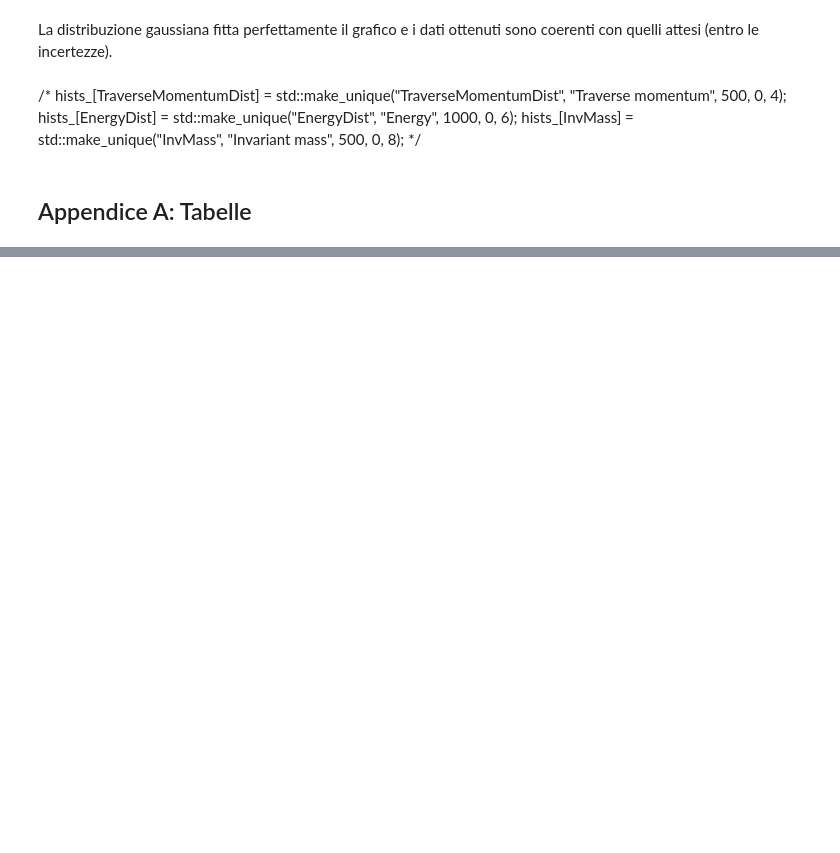
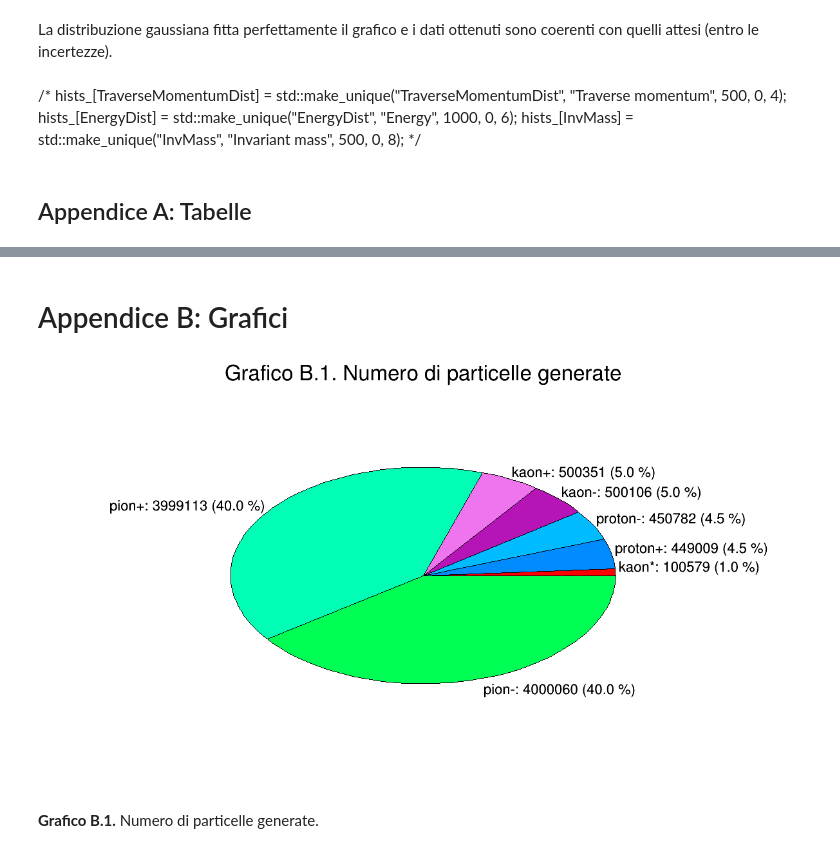
Before and after one commit to P2-718na/kstar-decay-analysis, a Jupyter notebook: notebooks/kstar-decay.ipynb, the cells around one changed output, grey strips where cells are left out. Cells and saved outputs as stored; diff of their text form; code cells hidden in the pictures; blank space fills up the shorter version.

```diff
--- a/notebooks/kstar-decay.ipynb
+++ b/notebooks/kstar-decay.ipynb
@@ -277,0 +387,2 @@ hists_[TraverseMomentumDist] = std::make_unique<TH1F>("TraverseMomentumDist", "T
+# %% [markdown]
+# Appendice B: Grafici
@@ -277,0 +405,19 @@ hists_[TraverseMomentumDist] = std::make_unique<TH1F>("TraverseMomentumDist", "T
+# %%
+// Crea una pie per organizzare i dati
+TPie particleDistPie(ParticleDist);
+
+int colors[] = {2, 63, 65, 222, 224, 71, 75, 79};
+particleDistPie.SetTitle("Grafico B.1. Numero di particelle generate");
+particleDistPie.SetRadius(.25);
+particleDistPie.SetValueFormat("%.0f");
+particleDistPie.SetLabelFormat("%txt: %val (%perc)");
+particleDistPie.SortSlices();
+particleDistPie.SetFillColors(colors);
+
+// Disegna grafico e canvas
+particleDistPie.Draw();
+cv->Draw();
+# %% [output]
+[figure, added]
+# %% [markdown]
+__Grafico B.1.__ Numero di particelle generate.
```
Also changed, not shown: parts of 18 cells of this notebook, 3 other files.
